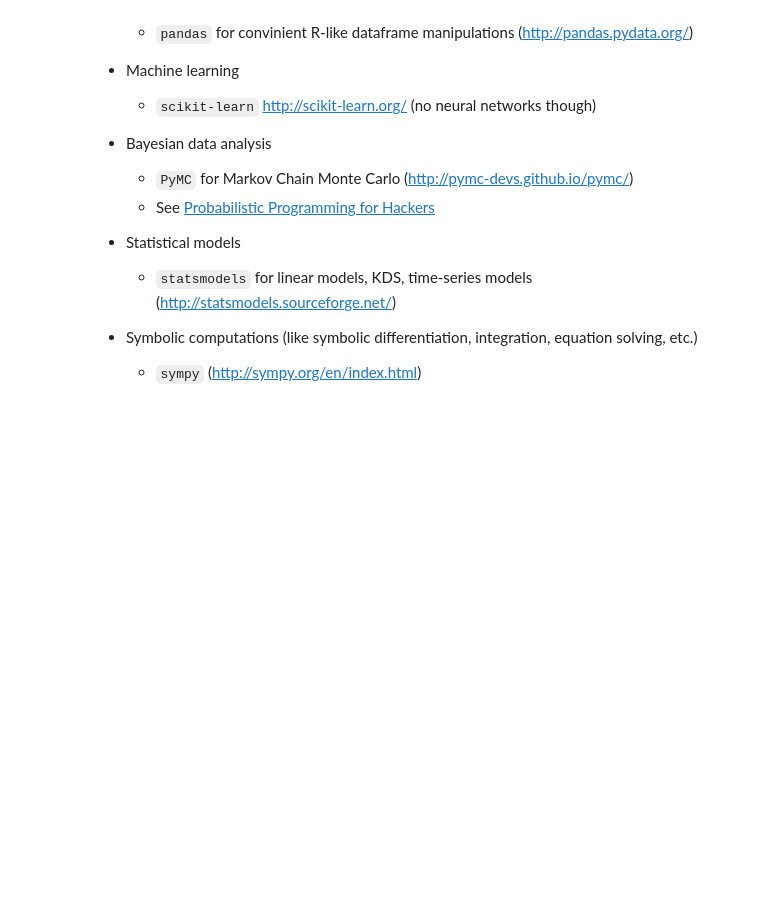
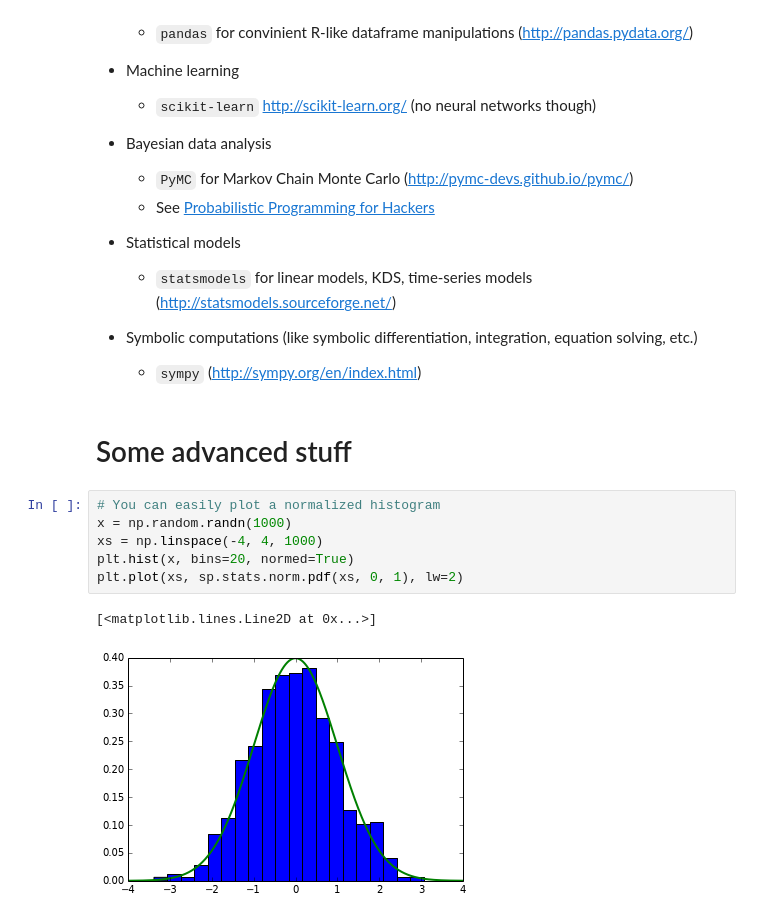
Before and after one commit to bogdan-kulynych/ipython-tutorial, a Jupyter notebook: tutorial.ipynb, the cells around one changed output. Drawn from its saved outputs; the diff is of its cells as text; blank space fills up the shorter version.

Commit message:
Add some advanced stuff

```diff
--- a/tutorial.ipynb
+++ b/tutorial.ipynb
@@ -316,3 +318,14 @@ int64
 
 - Symbolic computations (like symbolic differentiation, integration, equation solving, etc.)
     - `sympy` (http://sympy.org/en/index.html)
+# %% [markdown]
+# Some advanced stuff
+# %%
+# You can easily plot a normalized histogram
+x = np.random.randn(1000)
+xs = np.linspace(-4, 4, 1000)
+plt.hist(x, bins=20, normed=True)
+plt.plot(xs, sp.stats.norm.pdf(xs, 0, 1), lw=2)
+# %% [output]
+[<matplotlib.lines.Line2D at 0x...>]
+[figure, added]
```
Also changed, not shown: parts of 6 cells of this notebook.
